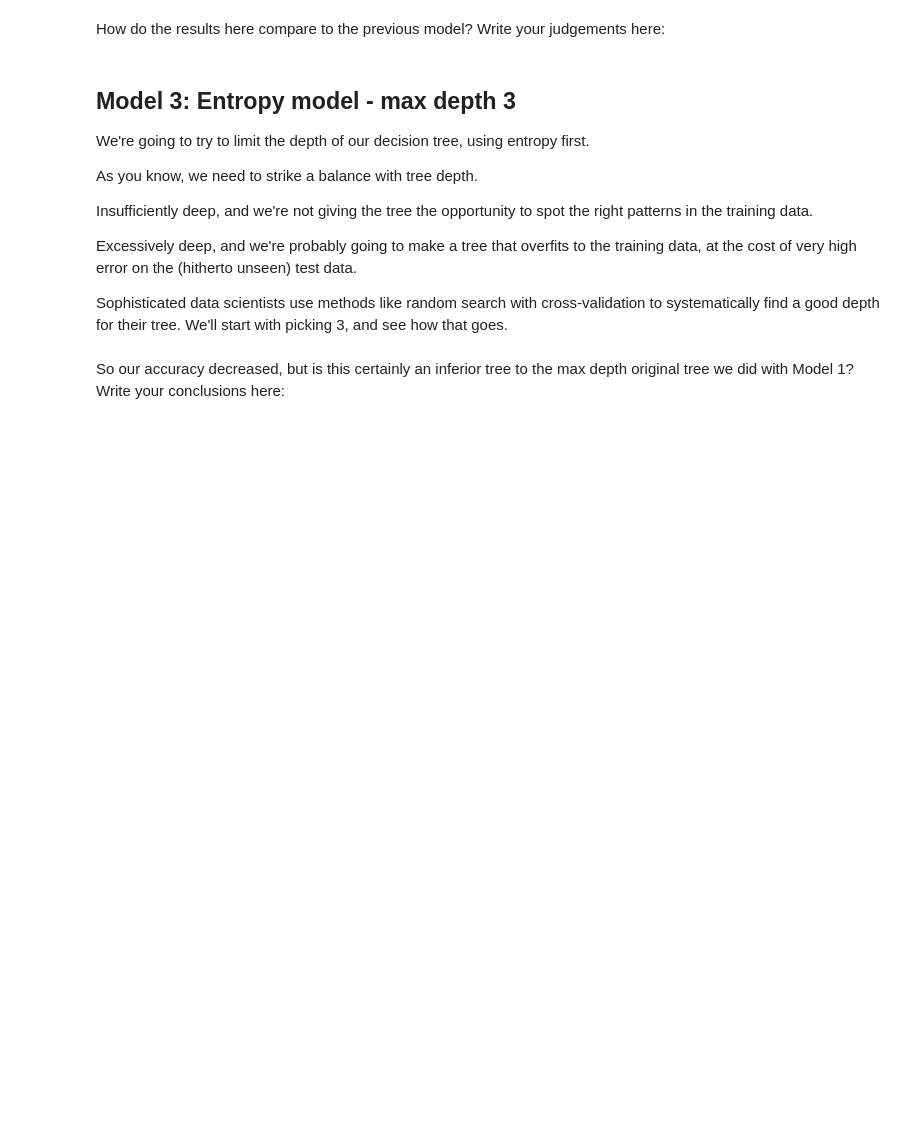
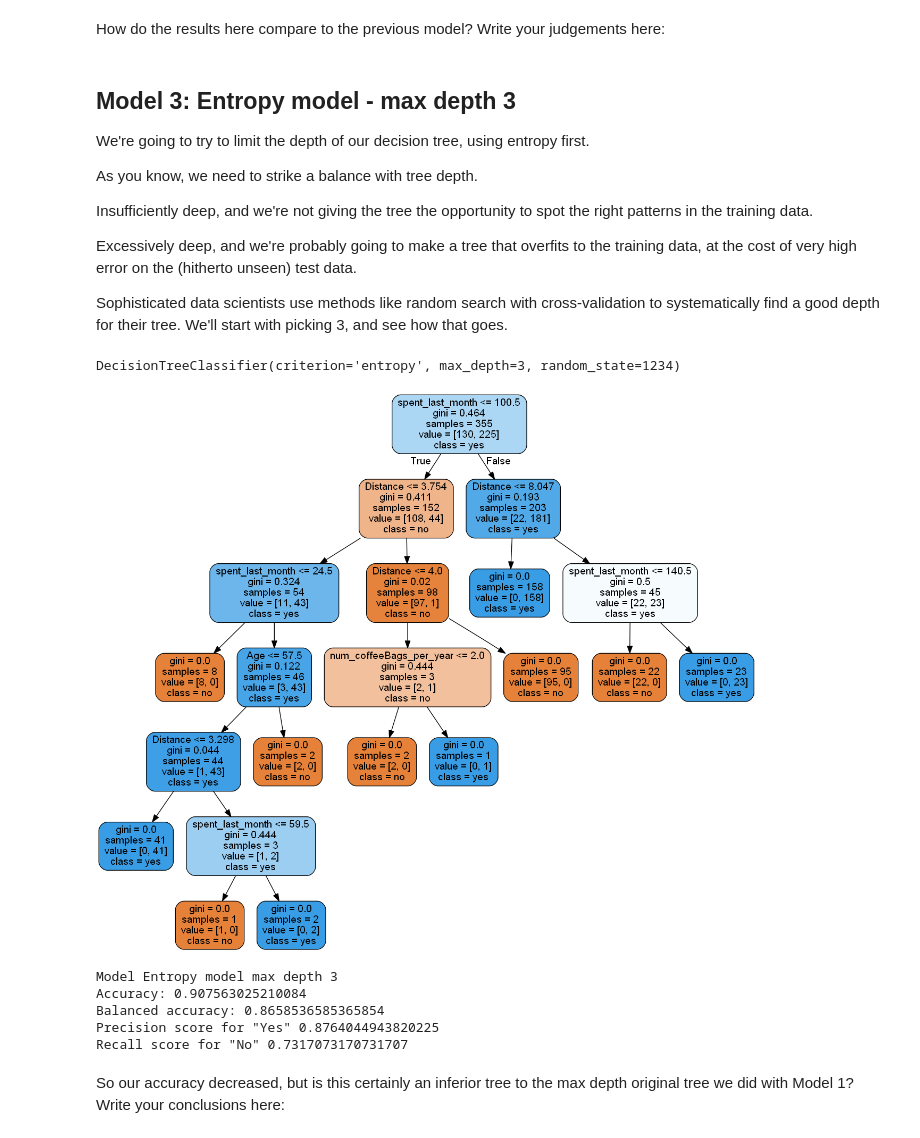
Before and after one commit to yepterence/Springboard-case-studies, a Jupyter notebook: Springboard Decision Tree Specialty Coffee Case Study - Tier 3.ipynb, the cells around one changed output. Cells and saved outputs as stored; diff of their text form; code cells hidden in the pictures; blank space fills up the shorter version.

```diff
--- a/Springboard Decision Tree Specialty Coffee Case Study - Tier 3.ipynb
+++ b/Springboard Decision Tree Specialty Coffee Case Study - Tier 3.ipynb
@@ -477,20 +505,41 @@ Sophisticated data scientists use methods like random search with cross-validati
 # %%
 # Made a model as before, but call it entr_model2, and make the max_depth parameter equal to 3.
 # Execute the fitting, predicting, and Series operations as before
-_ _ _
+entr_model2 = tree.DecisionTreeClassifier(criterion='entropy',random_state=1234, max_depth = 3)
+entr_model2.fit(X_train,y_train)
+y_pred = pd.Series(entr_model2.predict(X_test))
+entr_model2
+# %% [output]
+DecisionTreeClassifier(criterion='entropy', max_depth=3, random_state=1234)
 # %%
 # As before, we need to visualize the tree to grasp its nature
-_ _ _
+dot_data = StringIO()
 
 # Alternatively for class_names use entr_model2.classes_
-_ _ _
+tree.export_graphviz(gini_model,
+                     out_file=dot_data,
+                     filled=True,
+                     rounded=True,
+                     feature_names=X_train.columns,
+                     class_names=entr_model2.classes_)
+
+graph = pydotplus.graph_from_dot_data(dot_data.getvalue())
+Image(graph.create_png())
+# %% [output]
+[figure, added]
 # %%
 # Run this block for model evaluation
 print("Model Entropy model max depth 3")
 print("Accuracy:", metrics.accuracy_score(y_test,y_pred))
 print("Balanced accuracy:", metrics.balanced_accuracy_score(y_test,y_pred))
-print('Precision score for "Yes"' , metrics.precision_score(y_test,y_pred, pos_label = "YES"))
-print('Recall score for "No"' , metrics.recall_score(y_test,y_pred, pos_label = "NO"))
+print('Precision score for "Yes"' , metrics.precision_score(y_test,y_pred, pos_label = "yes"))
+print('Recall score for "No"' , metrics.recall_score(y_test,y_pred, pos_label = "no"))
+# %% [output]
+Model Entropy model max depth 3
+Accuracy: 0.907563025210084
+Balanced accuracy: 0.8658536585365854
+Precision score for "Yes" 0.8764044943820225
+Recall score for "No" 0.7317073170731707
 # %% [markdown]
 So our accuracy decreased, but is this certainly an inferior tree to the max depth original tree we did with Model 1? Write your conclusions here:
 # %% [markdown]
```
Also changed, not shown: parts of 18 cells of this notebook.
